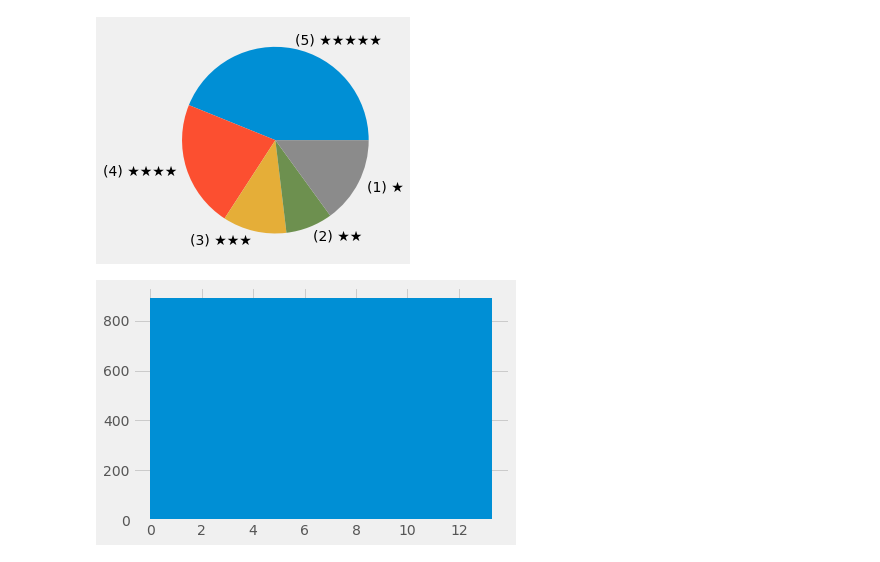
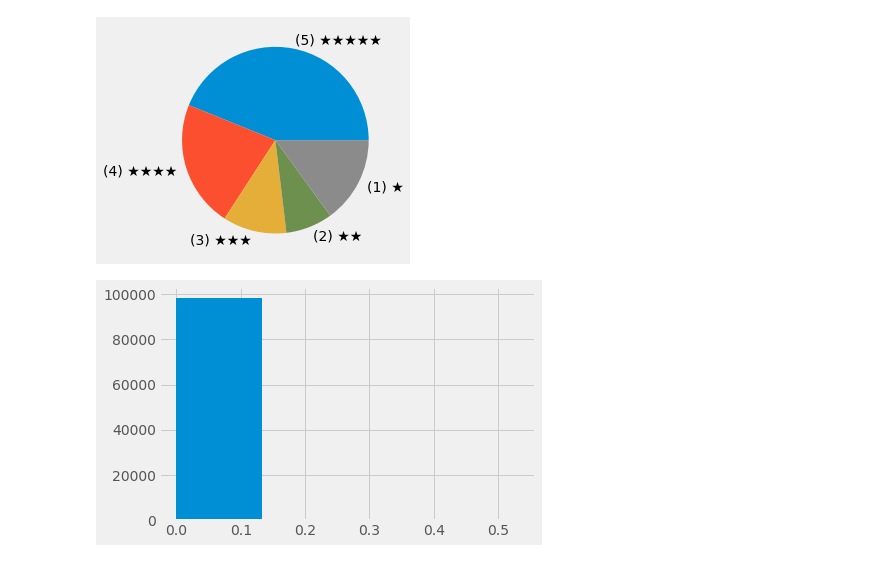
Before and after one commit to kdonbekci/yelp-nlu, a Jupyter notebook: _2_dataset.ipynb, the cells around one changed output. Cells and saved outputs as stored; diff of their text form; code cells hidden in the pictures.

```diff
--- a/_2_dataset.ipynb
+++ b/_2_dataset.ipynb
@@ -178,6 +178,6 @@ plt.pie(stars_prop, labels = stars_labels)
 # %%
 # stars_prop = [dataset_stats['5_stars'], dataset_stats['4_stars'], dataset_stats['3_stars'], dataset_stats['2_stars'], dataset_stats['1_stars']]
 # stars_labels = ['(5) ★★★★★', '(4) ★★★★', '(3) ★★★', '(2) ★★', '(1) ★']
-_ = plt.hist(review_count_dist[0], bins = review_count_dist[1][:2], range = (0,100))
+_ = plt.hist(review_count_dist[0], bins = review_count_dist[1][:5])
 # %% [output]
-[figure, old version]
+[figure, new version]
```
Also changed, not shown: parts of 3 cells of this notebook, 12 other files.
